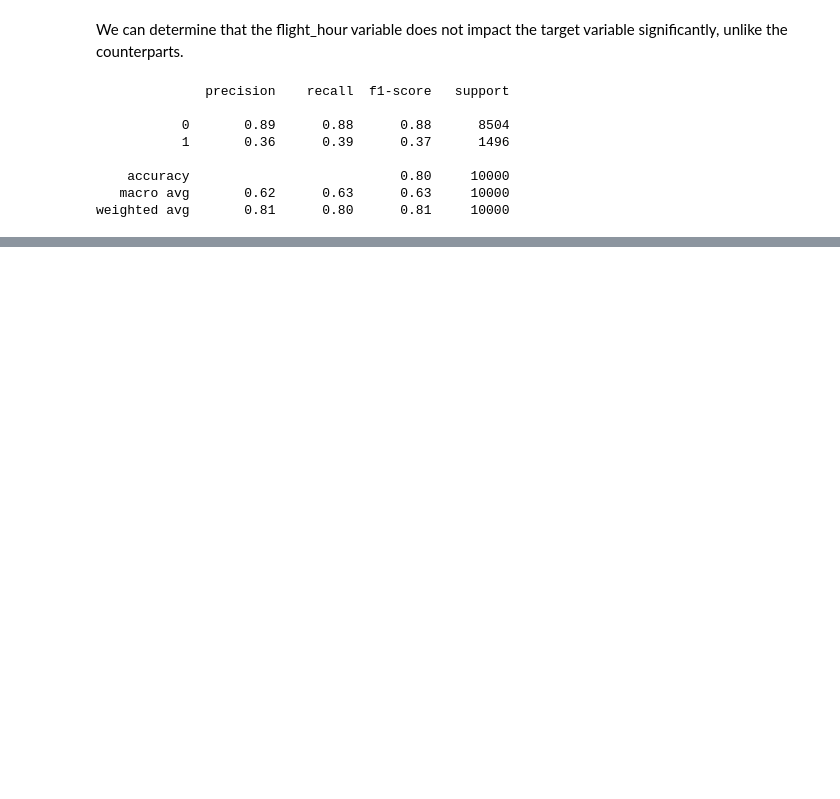
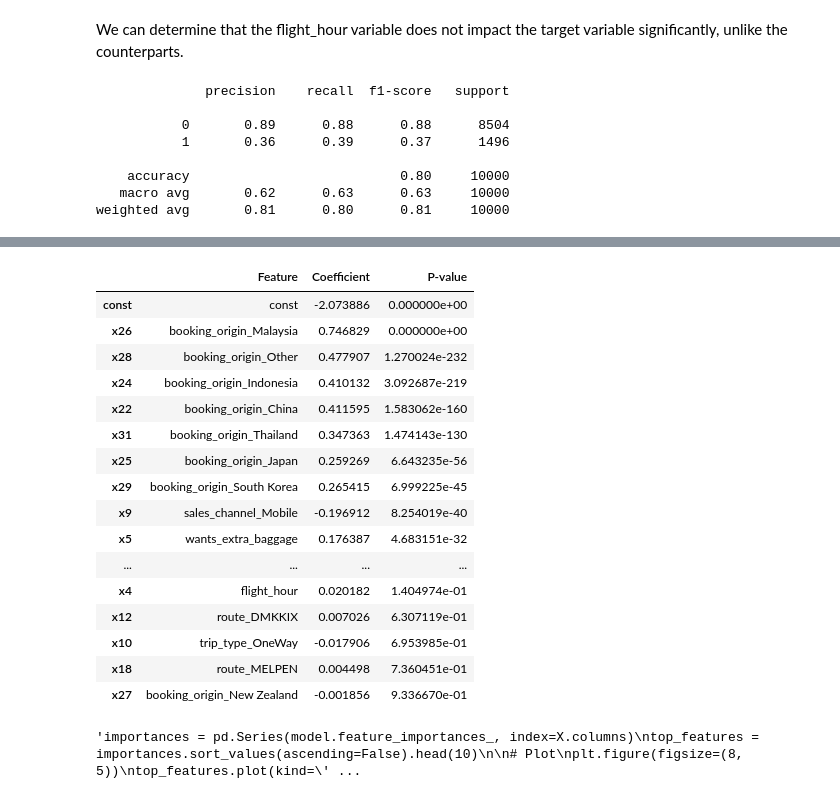
Before and after one commit to JzesatiD/british_airlines_dataproj, a Jupyter notebook: BA_ML.ipynb, the cells around one changed output, grey strips where cells are left out. Saved outputs shown, nothing was run; the diff lists cells and outputs as text; code cells hidden in the pictures; blank space fills up the shorter version.

```diff
--- a/BA_ML.ipynb
+++ b/BA_ML.ipynb
@@ -569,10 +569,49 @@ x29            0.3473      0.014     24.294      0.000       0.319       0.375
 ==============================================================================
 # %%
-# Get feature names and match to coefficients
+# Match scaled features to coefficients
 feature_names = ['const'] + list(X.columns)
+
 coef_summary = pd.DataFrame({
     'Feature': feature_names,
     'Coefficient': result.params,
     'P-value': result.pvalues
 })
-coef_summary.sort_values('P-value', inplace=True)
+
+# Sort by significance
+coef_summary = coef_summary.sort_values(by='P-value')
+
+# Display it
+display(coef_summary)
+# %% [output]
+|  | Feature | Coefficient | P-value |
+| const | const | -2.073886 | 0.000000e+00 |
+| x26 | booking_origin_Malaysia | 0.746829 | 0.000000e+00 |
+| x28 | booking_origin_Other | 0.477907 | 1.270024e-232 |
+| x24 | booking_origin_Indonesia | 0.410132 | 3.092687e-219 |
+| x22 | booking_origin_China | 0.411595 | 1.583062e-160 |
+| x31 | booking_origin_Thailand | 0.347363 | 1.474143e-130 |
+| x25 | booking_origin_Japan | 0.259269 | 6.643235e-56 |
+| x29 | booking_origin_South Korea | 0.265415 | 6.999225e-45 |
+| x9 | sales_channel_Mobile | -0.196912 | 8.254019e-40 |
+| x5 | wants_extra_baggage | 0.176387 | 4.683151e-32 |
+| ... | ... | ... | ... |
+| x4 | flight_hour | 0.020182 | 1.404974e-01 |
+| x12 | route_DMKKIX | 0.007026 | 6.307119e-01 |
+| x10 | trip_type_OneWay | -0.017906 | 6.953985e-01 |
+| x18 | route_MELPEN | 0.004498 | 7.360451e-01 |
+| x27 | booking_origin_New Zealand | -0.001856 | 9.336670e-01 |
+# %%
+'''importances = pd.Series(model.feature_importances_, index=X.columns)
+top_features = importances.sort_values(ascending=False).head(10)
+
+# Plot
+plt.figure(figsize=(8, 5))
+top_features.plot(kind='barh')
+plt.title("Top 10 Feature Importances (Random Forest)")
+plt.xlabel("Importance Score")
+plt.gca().invert_yaxis()  # Show most important on top
+plt.tight_layout()
+plt.grid(False)
+plt.show()'''
+# %% [output]
+'importances = pd.Series(model.feature_importances_, index=X.columns)\ntop_features = importances.sort_values(ascending=False).head(10)\n\n# Plot\nplt.figure(figsize=(8, 5))\ntop_features.plot(kind=\' ...
```
Also changed, not shown: parts of 8 cells of this notebook.
